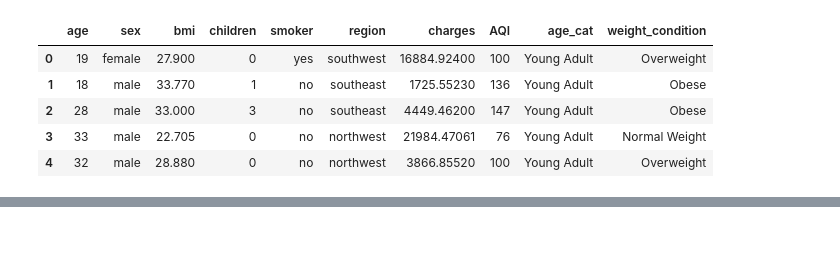
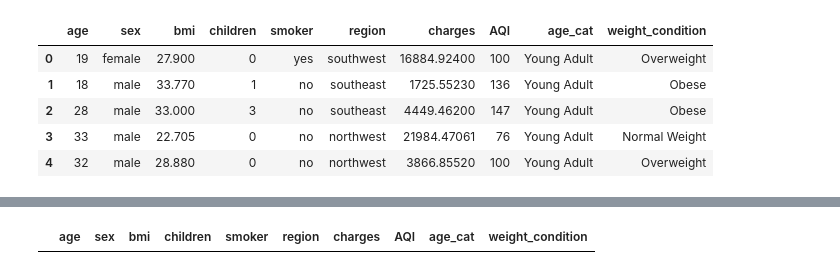
Before and after one commit to OPSynergy/Medical-Insurance-Cost-Prediction, a Jupyter notebook: Clustering and analysis.ipynb, the cells around one changed output, grey strips where cells are left out. Cells and saved outputs as stored; diff of their text form; code cells hidden in the pictures; blank space fills up the shorter version.

```diff
--- a/Clustering and analysis.ipynb
+++ b/Clustering and analysis.ipynb
@@ -378,0 +381,4 @@ plt.show()
+# %%
+df[df.isnull().any(axis=1)]
+# %% [output]
+|  | age | sex | bmi | children | smoker | region | charges | AQI | age_cat | weight_condition |
```
Also changed, not shown: parts of 2 cells of this notebook.
